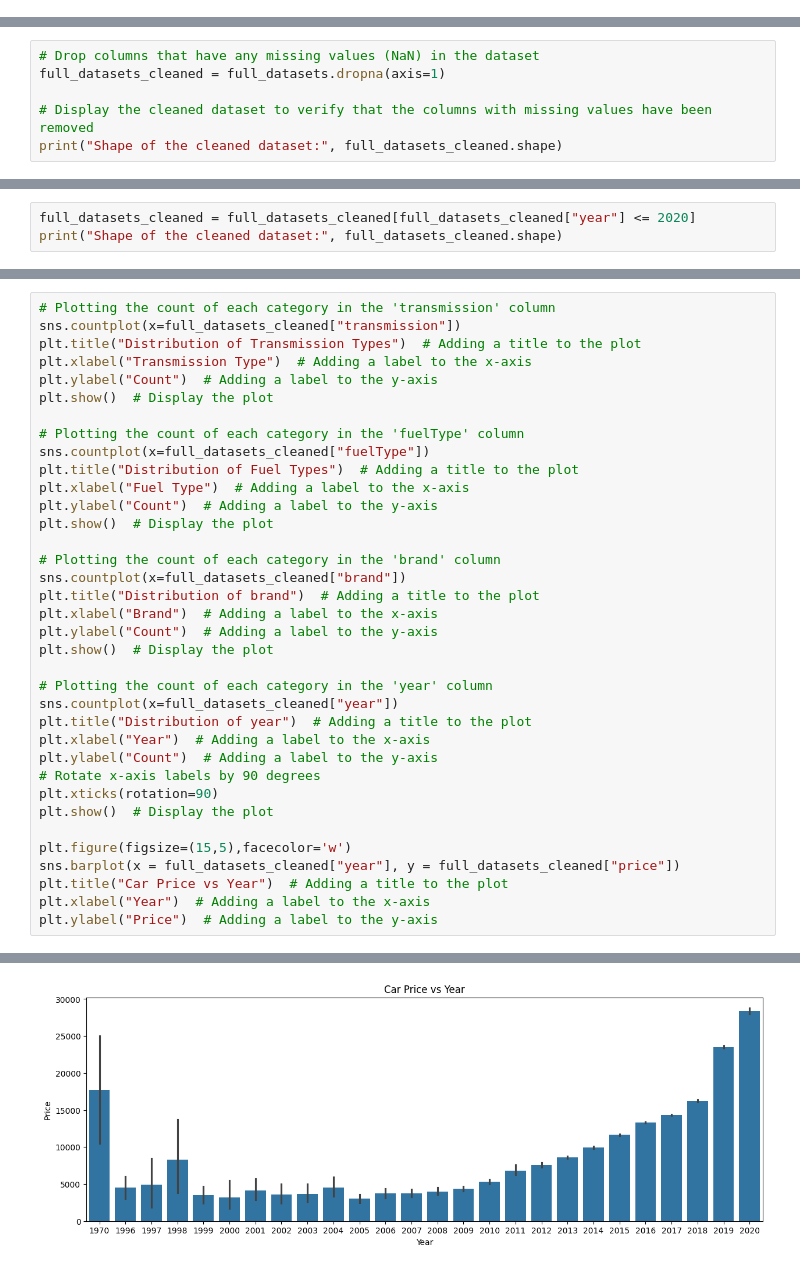
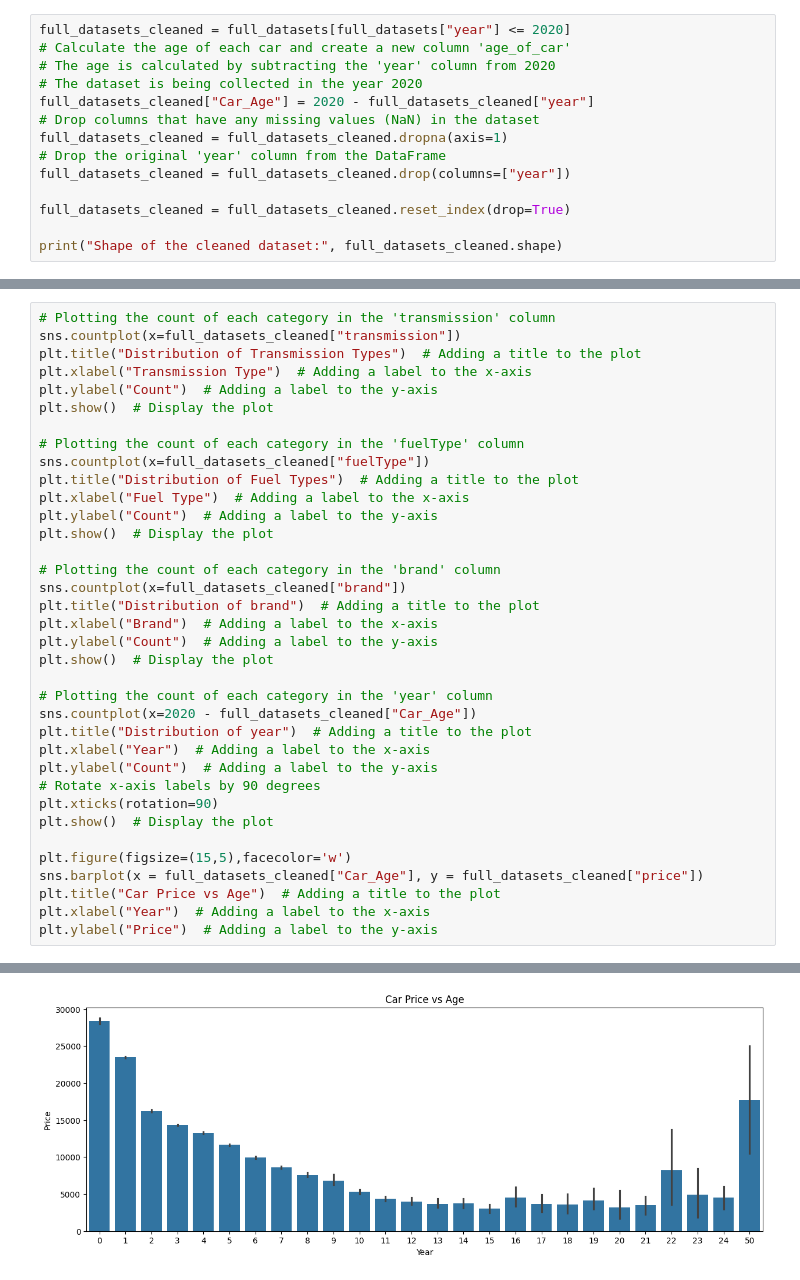
Before and after one commit to sameer-karim/w207-final-project, a Jupyter notebook: Linear_Regression_modeling_on_car_prices.ipynb, the cells around one changed output, grey strips where cells are left out. Saved outputs shown, nothing was run; the diff lists cells and outputs as text.

```diff
--- a/Linear_Regression_modeling_on_car_prices.ipynb
+++ b/Linear_Regression_modeling_on_car_prices.ipynb
@@ -179,0 +136,14 @@ full_datasets
+# %%
+full_datasets_cleaned = full_datasets[full_datasets["year"] <= 2020]
+# Calculate the age of each car and create a new column 'age_of_car'
+# The age is calculated by subtracting the 'year' column from 2020
+# The dataset is being collected in the year 2020
+full_datasets_cleaned["Car_Age"] = 2020 - full_datasets_cleaned["year"]
+# Drop columns that have any missing values (NaN) in the dataset
+full_datasets_cleaned = full_datasets_cleaned.dropna(axis=1)
+# Drop the original 'year' column from the DataFrame
+full_datasets_cleaned = full_datasets_cleaned.drop(columns=["year"])
+
+full_datasets_cleaned = full_datasets_cleaned.reset_index(drop=True)
+
+print("Shape of the cleaned dataset:", full_datasets_cleaned.shape)
@@ -201,6 +177,0 @@ Shape of the dataset: (99187, 10)
-# %%
-# Drop columns that have any missing values (NaN) in the dataset
-full_datasets_cleaned = full_datasets.dropna(axis=1)
-
-# Display the cleaned dataset to verify that the columns with missing values have been removed
-print("Shape of the cleaned dataset:", full_datasets_cleaned.shape)
@@ -246,3 +214,0 @@ brand : 9
-# %%
-full_datasets_cleaned = full_datasets_cleaned[full_datasets_cleaned["year"] <= 2020]
-print("Shape of the cleaned dataset:", full_datasets_cleaned.shape)
@@ -260,37 +224,37 @@ plt.show()  # Display the plot
 sns.countplot(x=full_datasets_cleaned["fuelType"])
 plt.title("Distribution of Fuel Types")  # Adding a title to the plot
 plt.xlabel("Fuel Type")  # Adding a label to the x-axis
 plt.ylabel("Count")  # Adding a label to the y-axis
 plt.show()  # Display the plot
 
 # Plotting the count of each category in the 'brand' column
 sns.countplot(x=full_datasets_cleaned["brand"])
 plt.title("Distribution of brand")  # Adding a title to the plot
 plt.xlabel("Brand")  # Adding a label to the x-axis
 plt.ylabel("Count")  # Adding a label to the y-axis
 plt.show()  # Display the plot
 
 # Plotting the count of each category in the 'year' column
-sns.countplot(x=full_datasets_cleaned["year"])
+sns.countplot(x=2020 - full_datasets_cleaned["Car_Age"])
 plt.title("Distribution of year")  # Adding a title to the plot
 plt.xlabel("Year")  # Adding a label to the x-axis
 plt.ylabel("Count")  # Adding a label to the y-axis
 # Rotate x-axis labels by 90 degrees
 plt.xticks(rotation=90)
 plt.show()  # Display the plot
 
 plt.figure(figsize=(15,5),facecolor='w')
-sns.barplot(x = full_datasets_cleaned["year"], y = full_datasets_cleaned["price"])
-plt.title("Car Price vs Year")  # Adding a title to the plot
+sns.barplot(x = full_datasets_cleaned["Car_Age"], y = full_datasets_cleaned["price"])
+plt.title("Car Price vs Age")  # Adding a title to the plot
 plt.xlabel("Year")  # Adding a label to the x-axis
 plt.ylabel("Price")  # Adding a label to the y-axis
 # %% [output]
 [figure]
 [figure]
 [figure]
 [figure]
 Text(0, 0.5, 'Price')
-[figure, old version]
+[figure, new version]
 # %%
 sns.pairplot(full_datasets_cleaned)
 # %% [output]
```
Also changed, not shown: parts of 40 cells of this notebook.
